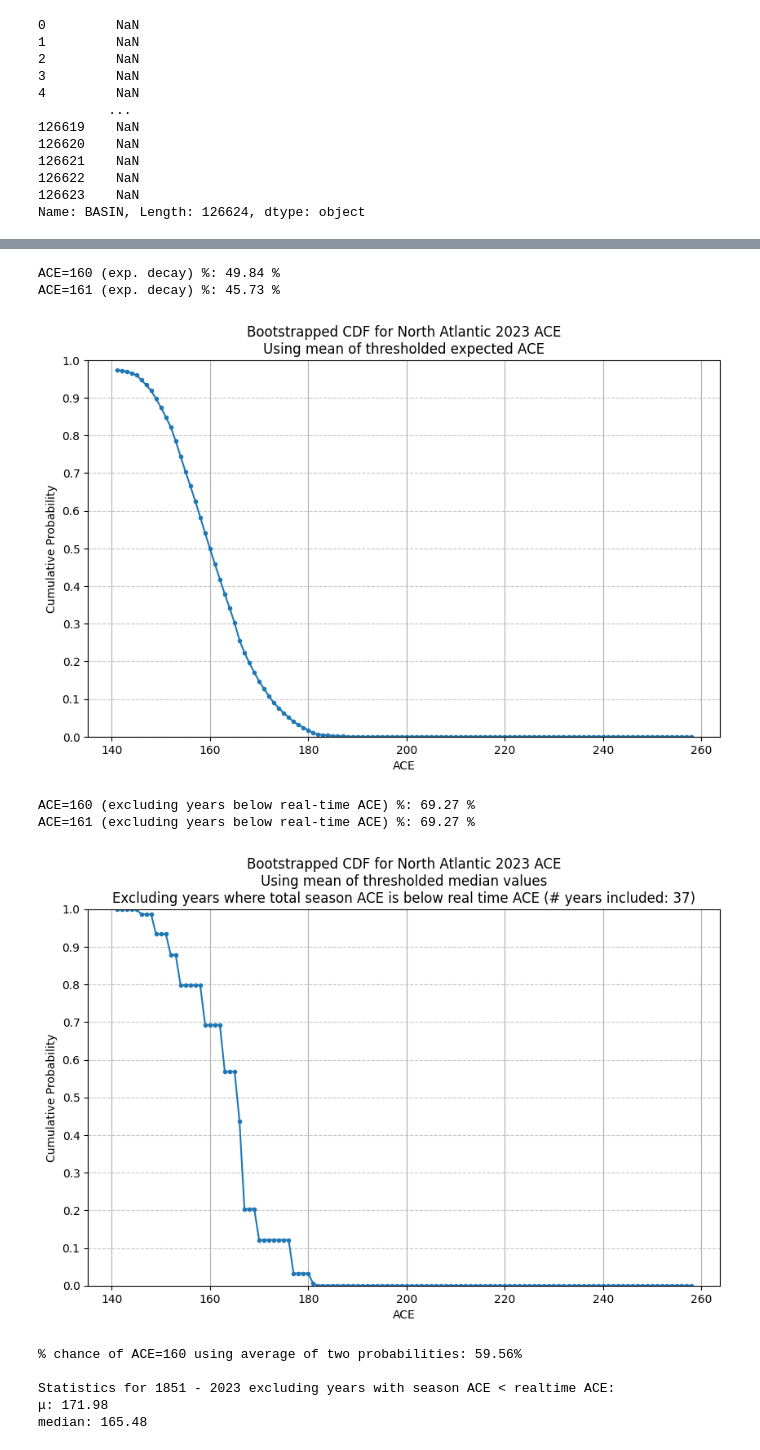
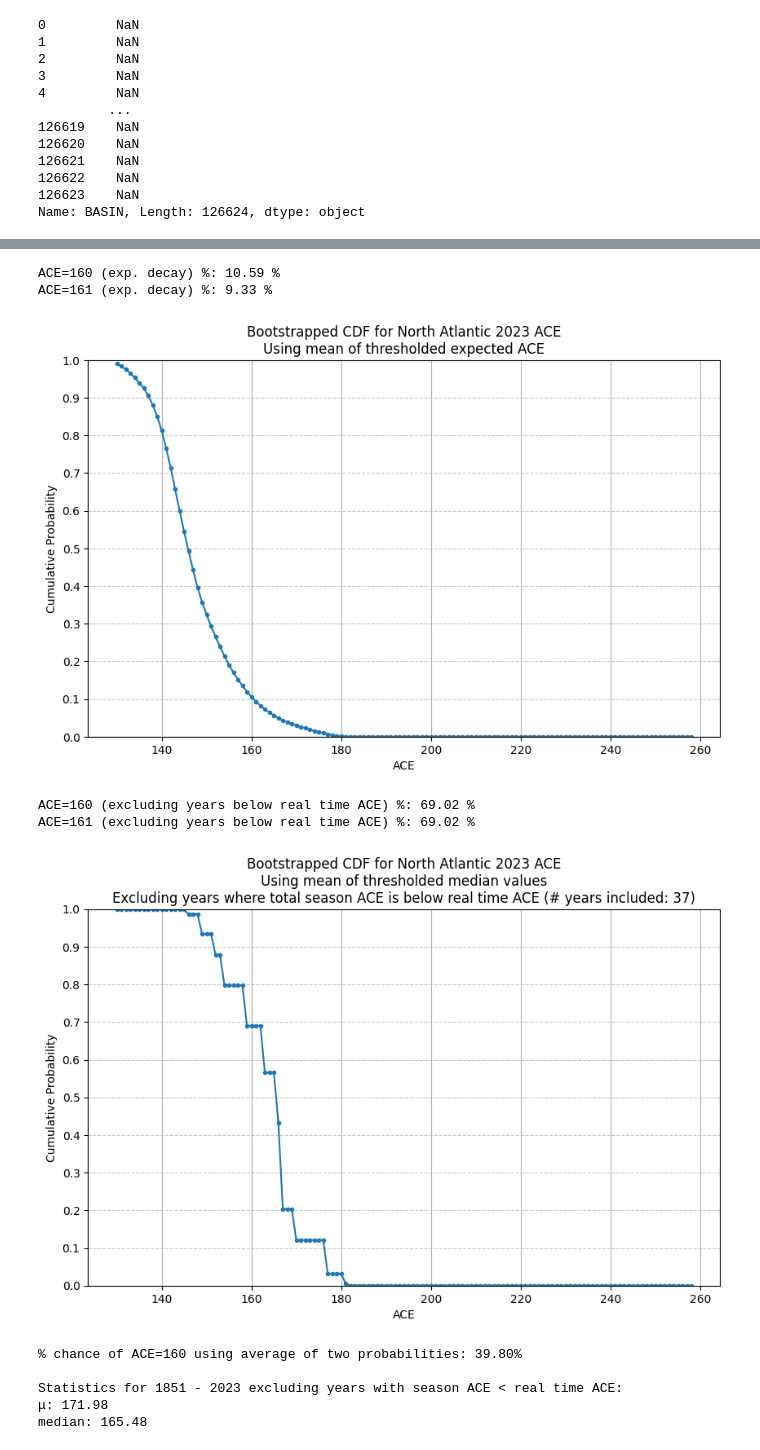
Before and after one commit to JRPdata/wastebook, a Jupyter notebook: ACE_AL_forecast.ipynb, the cells around one changed output, grey strips where cells are left out. Saved outputs shown, nothing was run; the diff lists cells and outputs as text; code cells hidden in the pictures.

```diff
--- a/ACE_AL_forecast.ipynb
+++ b/ACE_AL_forecast.ipynb
@@ -11,7 +11,6 @@
 ### DOWNLOAD LATEST ATRACKS AND UPDATE THE FOLLOWING TWO VARIABLES EVERY RUN OF THE NOTEBOOK
 # must specify ace_time_end_str if this is empty
 atrack_files = [
-    'aal192023.dat',
     'aal942023.dat'
 ]
 
@@ -376,7 +373,7 @@ ace_time_end_str = "2023-10-10 18:00:00"
 ace_time = datetime.fromisoformat(ace_time_end_str)
 
 # otherwise, use the last valid_time
-#ace_time = last_valid_time
+ace_time = last_valid_time
 ####
 
 
@@ -807,7 +804,7 @@ original_statistic = expected_ACE
 resampled_statistics = np.empty(num_samples)
 
 # Range of values for CDF estimation
-values_of_interest = list(range(round(present_ACE), round(max(pop_ace_values)), 1))
+values_of_interest = list(range(round(real_time_ACE), round(max(pop_ace_values)), 1))
 
 # store when the median is greater than each value of interest
 binary_outcomes = np.empty((num_samples, len(values_of_interest)))
@@ -890,7 +887,7 @@ original_statistic = ace_median
 resampled_statistics = np.empty(num_samples)
 
 # Range of values for CDF estimation
-values_of_interest = list(range(round(present_ACE), round(max(pop_ace_values)), 1))
+values_of_interest = list(range(round(real_time_ACE), round(max(pop_ace_values)), 1))
 
 # Initialize an array to store CDF from bootstraps
 binary_outcomes = np.empty((num_samples, len(values_of_interest)))
@@ -918,8 +915,8 @@ for i in range(num_samples):
 # Calculate the CDF for each value of interest (using the average of the thresholded binary outcomes)
 cdf = np.mean(binary_outcomes, axis=0)
 print("")
-print(f"ACE=160 (excluding years below real-time ACE) %: {cdf[values_of_interest.index(160)]*100:2.2f} %")
-print(f"ACE=161 (excluding years below real-time ACE) %: {cdf[values_of_interest.index(161)]*100:2.2f} %")
+print(f"ACE=160 (excluding years below real time ACE) %: {cdf[values_of_interest.index(160)]*100:2.2f} %")
+print(f"ACE=161 (excluding years below real time ACE) %: {cdf[values_of_interest.index(161)]*100:2.2f} %")
 prob_realtime = cdf[values_of_interest.index(160)]
 
 # Plot the CDF
@@ -955,43 +952,43 @@ upper_bound = np.percentile(resampled_statistics, 100 * (1 - alpha / 2))
 print("")
 avg_of_two_at_160 = (prob_realtime + prob_exp) / 2
 print(f"% chance of ACE=160 using average of two probabilities: {avg_of_two_at_160*100:2.2f}%")
 
 print("")
-print(f"Statistics for {sorted_years[0]} - {sorted_years[-1]} excluding years with season ACE < realtime ACE:")
+print(f"Statistics for {sorted_years[0]} - {sorted_years[-1]} excluding years with season ACE < real time ACE:")
 print(f"μ: {ace_mean:3.2f}")
 print(f"median: {ace_median:3.2f}")
 
 # not as useful since it doesn't handle constraints well so don't use general statistics below for CI:
 #print("σ:", ace_stddev)
 #print("Z score for expected ACE:", z_score)
 #ci_lower = expected_ACE - (critical_value * ace_stddev)
 #ci_upper = expected_ACE + (critical_value * ace_stddev)
 #print(f"CI({confidence_level}) = [ {ci_lower} , {ci_upper} ]")
 
 
 # expect the tuned decay rate should automatically increase as the season passes
 #   this means, later in the season it will be more selective in using years that have ACE that are very close to the present
 #   as opposed to early in the season when the years will be more of an average
 # for instance on Sept 24 06Z it was 0.147, and on Sept 25 00Z it was 0.171
 print("")
 
 # diagnostics for model predictiveness as the season progresses
 expected_ACE_upper = expected_ACE + rmse_final_tuning
 expected_ACE_lower = expected_ACE - rmse_final_tuning
 #print(f"Range using RMSE (without validation RMSE): {expected_ACE_lower} : {expected_ACE_upper}")
 expected_ACE_upper_with_validation = expected_ACE + rmse_final_tuning + diff_rmse
 expected_ACE_lower_with_validation = expected_ACE - rmse_final_tuning - diff_rmse
 #print(f"Range using RMSE (with validation RMSE):    {expected_ACE_lower_with_validation} : {expected_ACE_upper_with_validation}")
 # %% [output]
-ACE=160 (exp. decay) %: 49.84 %
-ACE=161 (exp. decay) %: 45.73 %
+ACE=160 (exp. decay) %: 10.59 %
+ACE=161 (exp. decay) %: 9.33 %
-[figure, old version]
+[figure, new version]
-ACE=160 (excluding years below real-time ACE) %: 69.27 %
-ACE=161 (excluding years below real-time ACE) %: 69.27 %
+ACE=160 (excluding years below real time ACE) %: 69.02 %
+ACE=161 (excluding years below real time ACE) %: 69.02 %
-[figure, old version]
+[figure, new version]
-% chance of ACE=160 using average of two probabilities: 59.56%
+% chance of ACE=160 using average of two probabilities: 39.80%
 
-Statistics for 1851 - 2023 excluding years with season ACE < realtime ACE:
+Statistics for 1851 - 2023 excluding years with season ACE < real time ACE:
 μ: 171.98
 median: 165.48
 # %%
```
Also changed, not shown: parts of 12 cells of this notebook, 1 other file.
